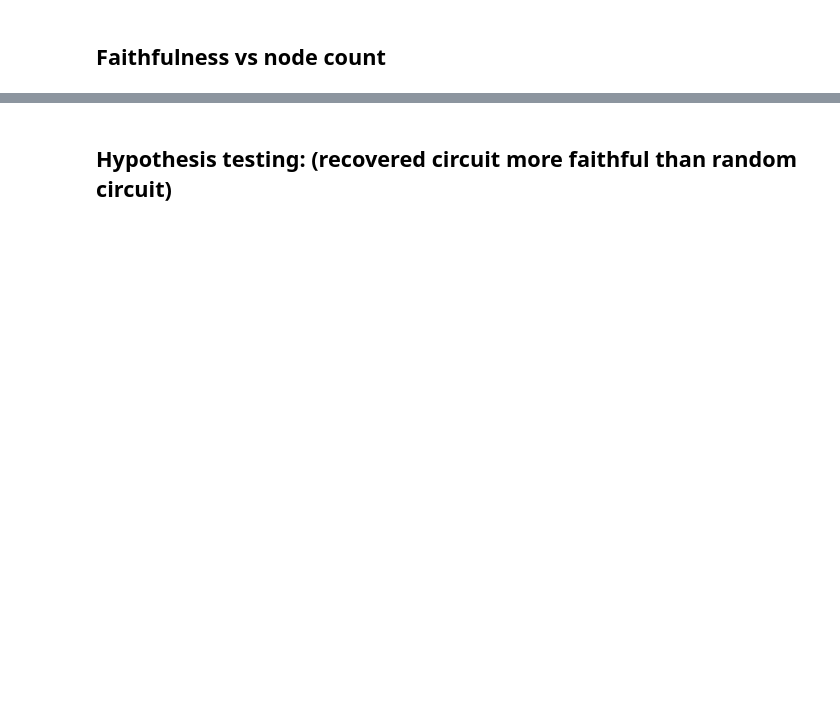
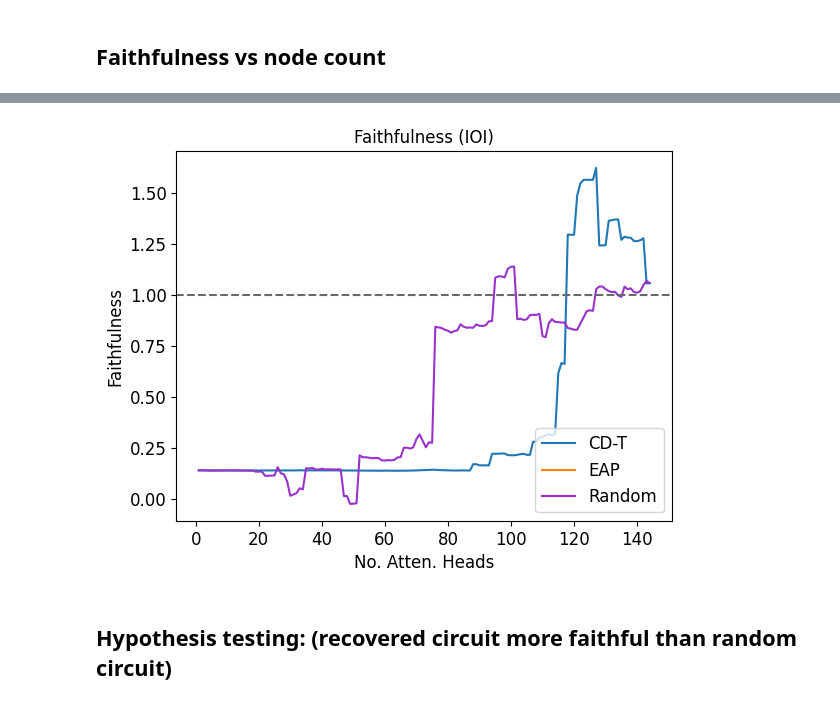
Before and after one commit to ehdwo98/cd-t, a Jupyter notebook: notebooks/faithfulness_eval.ipynb, the cells around one changed output, grey strips where cells are left out. Saved outputs shown, nothing was run; the diff lists cells and outputs as text; code cells hidden in the pictures; blank space fills up the shorter version.

```diff
--- a/notebooks/faithfulness_eval.ipynb
+++ b/notebooks/faithfulness_eval.ipynb
@@ -212,3 +344,41 @@ fig.savefig('REDACTED', dpi=300, bbox_inches='tight')
+# %%
+# Safe plotting: convert tensors to CPU floats
+
+def to_host_floats(seq):
+    out = []
+    for x in seq:
+        if hasattr(x, 'detach'):
+            x = x.detach()
+        if hasattr(x, 'cpu'):
+            x = x.cpu()
+        try:
+            x = x.item()
+        except Exception:
+            pass
+        out.append(float(x))
+    return out
+
+faith_scores_plot = to_host_floats(faith_scores)
+eap_faith_scores_plot = to_host_floats(eap_faith_scores)
+rand_faith_scores_plot = to_host_floats(rand_faith_scores)
+
+plt.rcParams.update({'font.size': 12})
+fig = plt.figure()
+
+plt.plot(range(1, len(faith_scores_plot)+1), faith_scores_plot, label='CD-T')
+plt.plot(range(1, len(eap_faith_scores_plot)+1), eap_faith_scores_plot, label='EAP')
+plt.plot(range(1, len(rand_faith_scores_plot)+1), rand_faith_scores_plot, label='Random', color='darkorchid')
+plt.axhline(y=1, color='dimgrey', linestyle='--')
+
+plt.title("Faithfulness (IOI)", fontsize=12)
+plt.xlabel("No. Atten. Heads", fontsize=12)
+plt.ylabel("Faithfulness")
+plt.legend(loc="lower right")
+
+plt.show()
+fig.savefig('REDACTED', dpi=300, bbox_inches='tight')
+# %% [output]
+[figure, added]
 # %%
 with open('REDACTED', 'w') as f:
     json.dump({i:float(x) for i, x in enumerate(eap_faith_scores)}, f)
```
Also changed, not shown: parts of 13 cells of this notebook, 4 other files.
